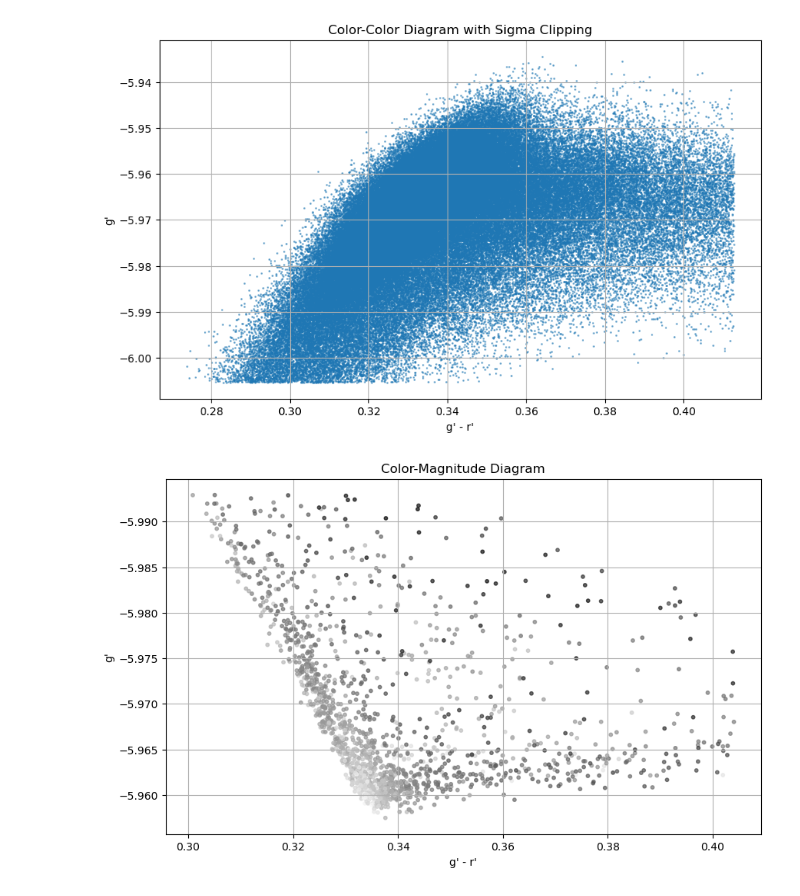
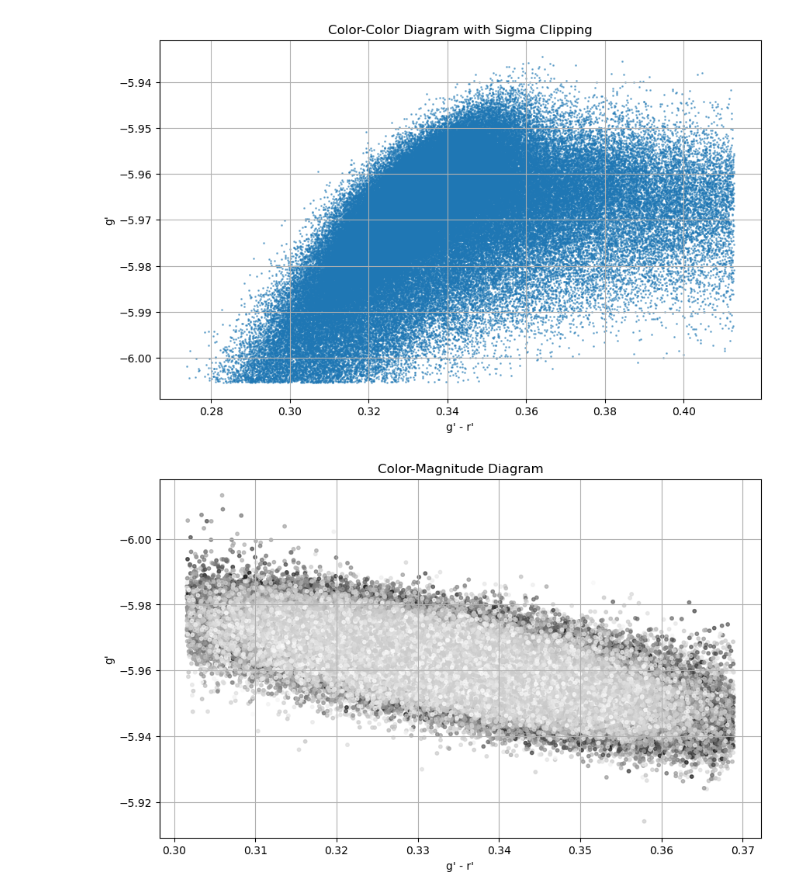
Before and after one commit to Juaopteinde/Group-19-NGC4449, a Jupyter notebook: Main.ipynb, the cells around one changed output. Drawn from its saved outputs; the diff is of its cells as text; code cells hidden in the pictures.

Commit message:
Changed ben's code
Changed ben's code to utilize the cropped images

```diff
--- a/Main.ipynb
+++ b/Main.ipynb
@@ -173,15 +173,15 @@ from astropy.io import fits
 from astropy.stats import sigma_clip
 
 # Laad de FITS bestanden
-h_alpha_file = 'NGC_4449_ha_stack_astrometry.fits'
-g_prime_file = "NGC_4449_g_stack_astrometry.fits"
-r_prime_file = "NGC_4449_r_stack_astrometry.fits"
-l_file = 'NGC_4449_L_stack_astrometry.fits'
+h_alpha_file = cropped_ha
+g_prime_file = cropped_g
+r_prime_file = cropped_r
+l_file = cropped_L
 
-h_alpha_data = fits.getdata(h_alpha_file)
-g_prime_data = fits.getdata(g_prime_file)
-r_prime_data = fits.getdata(r_prime_file)
-l_data = fits.getdata(l_file)
+h_alpha_data = dat_ha
+g_prime_data = dat_g
+r_prime_data = dat_r
+l_data = dat_L
 
 # Definieer een functie om de magnitude te berekenen
 def calculate_magnitude(flux, C=0):
@@ -195,8 +195,8 @@ def extract_region_and_calculate_magnitudes(data, x_start, x_end, y_start, y_end
     return calculate_magnitude(region_data, C)
 
 # Definieer het gebied van interesse (bijv. pixels van 1800 tot 2200 op beide assen)
-x_start, x_end = 1800, 2300
-y_start, y_end = 1900, 2300
+x_start, x_end = 0, (x_max - x_min)
+y_start, y_end = 0, (y_max - y_min)
 
 # Bereken de magnitudes voor het geselecteerde gebied
 h_alpha_mag = extract_region_and_calculate_magnitudes(h_alpha_data, x_start, x_end, y_start, y_end)
@@ -205,7 +205,7 @@ r_prime_mag = extract_region_and_calculate_magnitudes(r_prime_data, x_start, x_e
 l_mag = extract_region_and_calculate_magnitudes(l_data, x_start, x_end, y_start, y_end)
 
 # Functie om de gemiddelde magnitude per 10x10 gebied te berekenen en kleuren toe te wijzen
-def plot_cmd_with_color(g_mag, r_mag, x_start, x_end, y_start, y_end, region_size=10):
+def plot_cmd_with_color(g_mag, r_mag, x_start, x_end, y_start, y_end, region_size=1):
     center_x = (x_start + x_end) / 2
     center_y = (y_start + y_end) / 2
 
@@ -236,31 +236,31 @@ def plot_cmd_with_color(g_mag, r_mag, x_start, x_end, y_start, y_end, region_siz
             cmd_y.append(avg_g_mag)
             colors.append(color)
 
     # Converteer naar numpy arrays voor sigma clipping
     cmd_x = np.array(cmd_x)
     cmd_y = np.array(cmd_y)
     colors = np.array(colors)
 
     # Pas sigma clipping toe
     clipped_x = sigma_clip(cmd_x, sigma=3, maxiters=5)
     clipped_y = sigma_clip(cmd_y, sigma=3, maxiters=5)
 
     # Verwijder de waarden die buiten de sigma clipping vallen
     valid_indices = ~clipped_x.mask & ~clipped_y.mask
     cmd_x = cmd_x[valid_indices]
     cmd_y = cmd_y[valid_indices]
     colors = colors[valid_indices]
 
     fig, ax = plt.subplots(figsize=(10, 6))
     sc = ax.scatter(cmd_x, cmd_y, c=colors, s=10, alpha=0.7)
     plt.xlabel("g' - r'")
     plt.ylabel("g'")
     plt.title("Color-Magnitude Diagram")
     plt.gca().invert_yaxis()
     plt.grid(True)
     plt.show()
 
 # Plot de CMD met kleuring op basis van afstand tot het midden
 plot_cmd_with_color(g_prime_mag, r_prime_mag, 0, g_prime_mag.shape[1], 0, g_prime_mag.shape[0])
 # %% [output]
-[figure, old version]
+[figure, new version]
```
